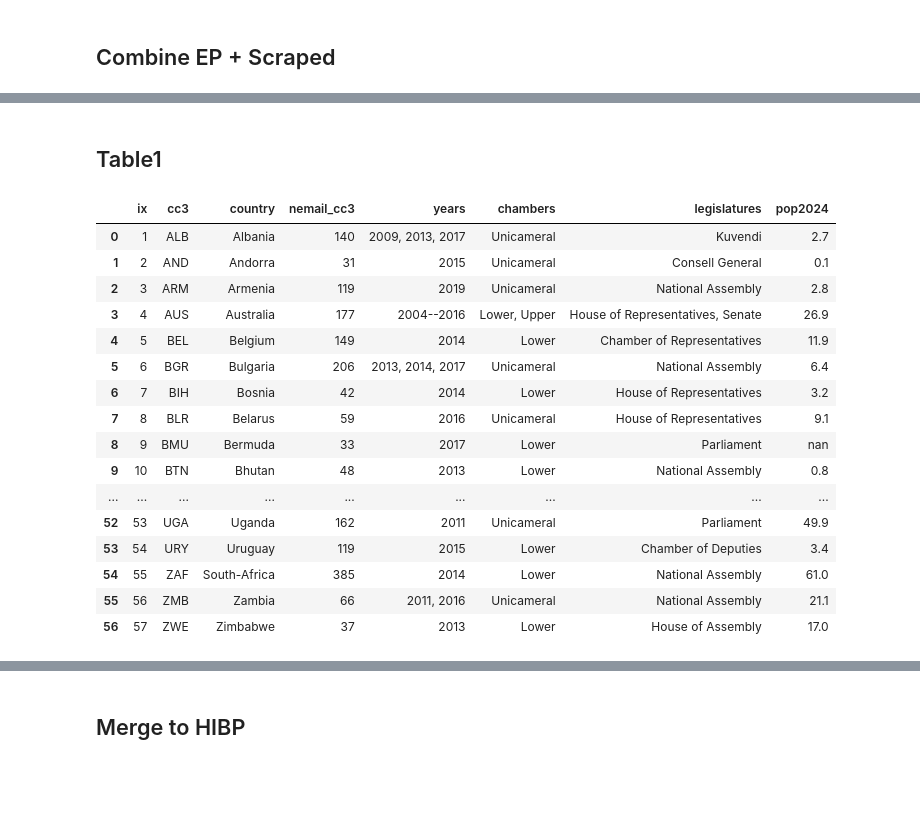
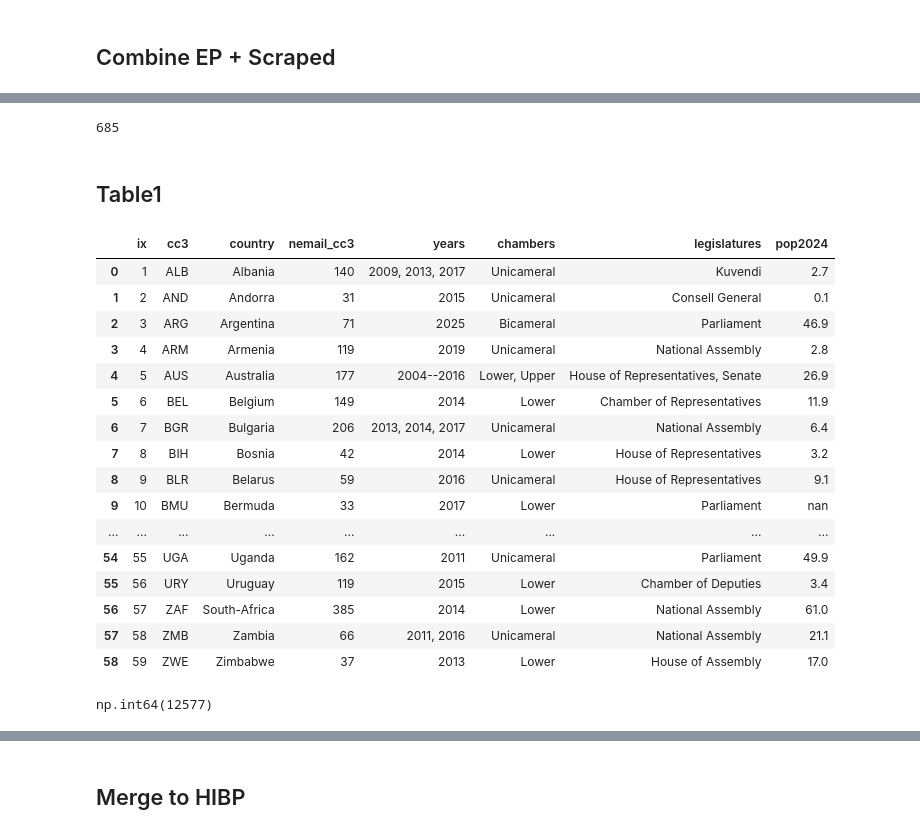
Before and after one commit to themains/pwned_pols, a Jupyter notebook: scripts/06_everypol_summ.ipynb, the cells around one changed output, grey strips where cells are left out. Cells and saved outputs as stored; diff of their text form; code cells hidden in the pictures; blank space fills up the shorter version.

```diff
--- a/scripts/06_everypol_summ.ipynb
+++ b/scripts/06_everypol_summ.ipynb
@@ -24,6 +32,7 @@ df_ep_emails = (
     )
     .sort_values(["cc3", "leg_start_year", "email"])
     .pipe(lambda df_: clean_email_column_no_dedupe(df_))
+    .drop_duplicates(subset=["email"], keep="first", ignore_index=True)
     # ================================================================
     # Fix missing cc3 for Wales/Scotland
     # Wales, Scotland = GBR
@@ -45,18 +54,14 @@ df_ep_emails = (
     )
     # ================================================================
     # Fix ltype for India to bicameral
-    .assign(ltype=lambda df_: np.where(df_["cc3"]=="IND", "bicameral legislature", df_["ltype"]))
+    .assign(
+        ltype=lambda df_: np.where(
+            df_["cc3"] == "IND", "bicameral legislature", df_["ltype"]
+        )
+    )
     # ================================================================
     # Get #emails per country (cc3)
     .assign(nemail_cc3=lambda df_: df_.groupby("cc3")["email"].transform("nunique"))
-    # ================================================================
-    # Perc female
-    .assign(
-        female_count_cc3=lambda df_: df_.groupby("cc3")["gender"].transform(
-            lambda g: (g == "female").sum()
-        ),
-        female_prop_cc3=lambda df_: df_["female_count_cc3"] / df_["nemail_cc3"],
-    )
     # ================================================================
     .reorder_columns(
         [
@@ -73,9 +78,7 @@ df_ep_emails = (
     )
 )
 
-assert (df_ep_emails["female_count_cc3"] <= df_ep_emails["nemail_cc3"]).all()
-assert (df_ep_emails["female_prop_cc3"] <= 1).all()
-assert (df_ep_emails["nemail_cc3"] >= 30).all()
+# assert (df_ep_emails["nemail_cc3"] >= 30).all()
 display(df_ep_emails.head(3))
 df_ep_emails.info()
 # %% [output]
@@ -354,8 +322,12 @@ SGP
 ## Combine EP + Scraped
 # %%
 df_pol_emails = (
-    pd.concat([df_ep_emails.assign(source="ep"), df_scraped_emails.assign(source="scraped")])
+    pd.concat(
+        [df_ep_emails.assign(source="ep"), df_scraped_emails.assign(source="scraped")],
+        ignore_index=True,
+    )
     .pipe(lambda df_: clean_email_column_no_dedupe(df_))
+    .drop_duplicates(subset=["email"], keep="first", ignore_index=True)
     # ================================================================
     # Get indicator for years and chambers for table1
     .assign(
@@ -372,6 +344,9 @@ df_pol_emails = (
             lambda x: ", ".join(map(str, sorted(x.unique())))
         ),
     )
+    # ================================================================
+    # Get #emails per country (cc3)
+    .assign(nemail_cc3=lambda df_: df_.groupby("cc3")["email"].transform("nunique"))
     .sort_values(["cc3", "leg_start_year", "email"])
 )
 # del df_ep_emails, df_scraped_emails
@@ -417,3 +405,7 @@ df_pol_emails.groupby(["cc3", "legislature"]).ngroups
+# %%
+len(set_edomains)
+# %% [output]
+685
 # %% [markdown]
 ## Table1
 # %%
@@ -425,47 +417,53 @@ df_tab1 = (
         ["cc3", "country", "nemail_cc3", "years", "chambers", "legislatures", "pop2024"]
     )
     .assign(
         pop2024=lambda df_: (df_["pop2024"].astype(float) / 1_000_000)
         .round(1)
         .apply(str)
     )
     .replace("Bosnia-and-Herzegovina", "Bosnia")
     .replace(
         "House of Commons, National Assembly for Wales, Scottish Parliament",
         "Commons, Senedd, Scottish Parliament",
     )
     # Tidy year strings
     .replace("1997, 2001, 2005, 2007, 2010, 2011, 2015, 2016, 2017", "1997--2017")
     .replace("2004, 2007, 2010, 2013, 2016", "2004--2016")
     .replace("2001, 2005, 2007, 2011, 2015", "2001--2015")
     .replace("2004, 2007, 2009, 2012, 2015", "2004--2015")
     .replace("2001, 2005, 2007, 2011, 2015, 2025", "2001--2025")
     .replace("2008, 2011, 2014, 2017", "2008--2017")
     .replace("2006, 2010, 2012, 2016", "2006--2016")
     .replace("2001, 2006, 2011, 2015, 2021", "2001--2025")
+    .replace("2004, 2007, 2009, 2012, 2015, 2025", "2004--2025")
     .replace("Lower ", "Lower", regex=True)
+    .replace("Upper, Lower, Upper", "Lower, Upper", regex=True)
     .assign(ix=lambda df_: range(1, 1 + len(df_)))
     .reorder_columns(["ix"])
 )
 df_tab1
 # %% [output]
 |  | ix | cc3 | country | nemail_cc3 | years | chambers | legislatures | pop2024 |
 | 0 | 1 | ALB | Albania | 140 | 2009, 2013, 2017 | Unicameral | Kuvendi | 2.7 |
 | 1 | 2 | AND | Andorra | 31 | 2015 | Unicameral | Consell General | 0.1 |
-| 2 | 3 | ARM | Armenia | 119 | 2019 | Unicameral | National Assembly | 2.8 |
-| 3 | 4 | AUS | Australia | 177 | 2004--2016 | Lower, Upper | House of Representatives, Senate | 26.9 |
-| 4 | 5 | BEL | Belgium | 149 | 2014 | Lower | Chamber of Representatives | 11.9 |
-| 5 | 6 | BGR | Bulgaria | 206 | 2013, 2014, 2017 | Unicameral | National Assembly | 6.4 |
-| 6 | 7 | BIH | Bosnia | 42 | 2014 | Lower | House of Representatives | 3.2 |
-| 7 | 8 | BLR | Belarus | 59 | 2016 | Unicameral | House of Representatives | 9.1 |
-| 8 | 9 | BMU | Bermuda | 33 | 2017 | Lower | Parliament | nan |
-| 9 | 10 | BTN | Bhutan | 48 | 2013 | Lower | National Assembly | 0.8 |
+| 2 | 3 | ARG | Argentina | 71 | 2025 | Bicameral | Parliament | 46.9 |
+| 3 | 4 | ARM | Armenia | 119 | 2019 | Unicameral | National Assembly | 2.8 |
+| 4 | 5 | AUS | Australia | 177 | 2004--2016 | Lower, Upper | House of Representatives, Senate | 26.9 |
+| 5 | 6 | BEL | Belgium | 149 | 2014 | Lower | Chamber of Representatives | 11.9 |
+| 6 | 7 | BGR | Bulgaria | 206 | 2013, 2014, 2017 | Unicameral | National Assembly | 6.4 |
+| 7 | 8 | BIH | Bosnia | 42 | 2014 | Lower | House of Representatives | 3.2 |
+| 8 | 9 | BLR | Belarus | 59 | 2016 | Unicameral | House of Representatives | 9.1 |
+| 9 | 10 | BMU | Bermuda | 33 | 2017 | Lower | Parliament | nan |
 | ... | ... | ... | ... | ... | ... | ... | ... | ... |
-| 52 | 53 | UGA | Uganda | 162 | 2011 | Unicameral | Parliament | 49.9 |
-| 53 | 54 | URY | Uruguay | 119 | 2015 | Lower | Chamber of Deputies | 3.4 |
-| 54 | 55 | ZAF | South-Africa | 385 | 2014 | Lower | National Assembly | 61.0 |
-| 55 | 56 | ZMB | Zambia | 66 | 2011, 2016 | Unicameral | National Assembly | 21.1 |
-| 56 | 57 | ZWE | Zimbabwe | 37 | 2013 | Lower | House of Assembly | 17.0 |
+| 54 | 55 | UGA | Uganda | 162 | 2011 | Unicameral | Parliament | 49.9 |
+| 55 | 56 | URY | Uruguay | 119 | 2015 | Lower | Chamber of Deputies | 3.4 |
+| 56 | 57 | ZAF | South-Africa | 385 | 2014 | Lower | National Assembly | 61.0 |
+| 57 | 58 | ZMB | Zambia | 66 | 2011, 2016 | Unicameral | National Assembly | 21.1 |
+| 58 | 59 | ZWE | Zimbabwe | 37 | 2013 | Lower | House of Assembly | 17.0 |
+# %%
+df_tab1["nemail_cc3"].sum()
+# %% [output]
+np.int64(12577)
 # %%
 df_tab1["pop2024"].astype(float).sum()
 # %% [output]
```
Also changed, not shown: parts of 89 cells of this notebook, 7 other files.
